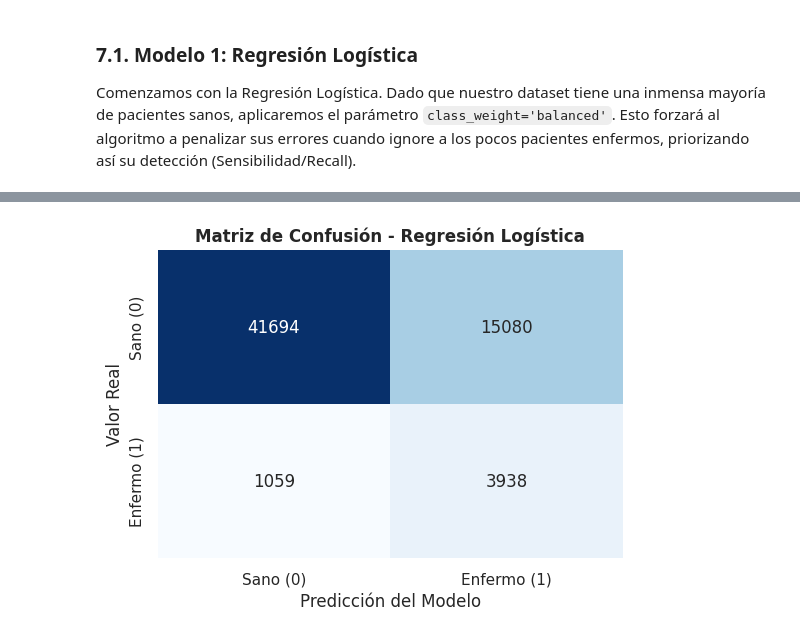
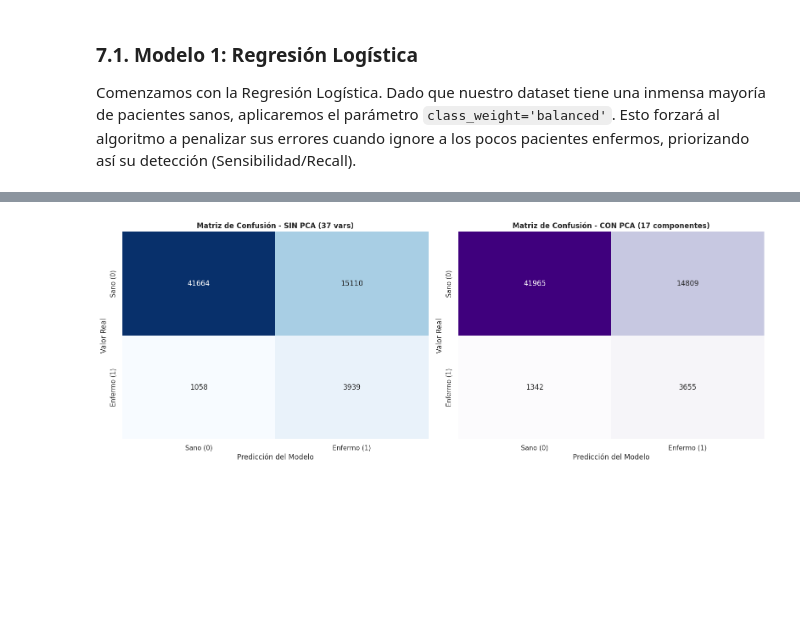
Before and after one commit to jjimper/ProyectoIACOM, a Jupyter notebook: Trabajo.ipynb, the cells around one changed output, grey strips where cells are left out. Drawn from its saved outputs; the diff is of its cells as text; code cells hidden in the pictures; blank space fills up the shorter version.

```diff
--- a/Trabajo.ipynb
+++ b/Trabajo.ipynb
@@ -493,19 +449,6 @@ print("--- 1. Transformación Categórica (One-Hot Encoding) ---")
 # AÑADIMOS dtype=int para forzar que los True/False sean 1 y 0 numéricos
 df_ml = pd.get_dummies(df_ml, drop_first=True, dtype=int)
 print(f"Nuevas dimensiones del dataset: {df_ml.shape}")
-
-print("\n--- 2. Estandarización Numérica (StandardScaler) ---")
-# Identificamos las columnas que ya eran numéricas desde el principio
-columnas_numericas = df.select_dtypes(include=['float64', 'int64']).columns
-
-# Inicializamos el estandarizador
-scaler = StandardScaler()
-
-# Transformamos esas columnas
-df_ml[columnas_numericas] = scaler.fit_transform(df_ml[columnas_numericas])
-
-# Mostramos las primeras 5 filas del dataset totalmente preparado
-display(df_ml.head())
 # %% [output]
 --- 1. Transformación Categórica (One-Hot Encoding) ---
 Nuevas dimensiones del dataset: (308854, 38)
@@ -871,53 +984,57 @@ import matplotlib.pyplot as plt
 import pandas as pd
 import numpy as np
 
+# Creamos un lienzo doble para comparar las matrices de confusión al final
+fig, axes = plt.subplots(1, 2, figsize=(16, 6))
+
 # =====================================================================
-# PASO 1: Entrenar el Modelo primero (así el objeto modelo_lr ya existe)
+# ESCENARIO 1: REGRESIÓN LOGÍSTICA SIN PCA (37 VARIABLES ORIGINALES)
 # =====================================================================
-print("--- Entrenando Modelo 1: Regresión Logística ---")
+print("--- Entrenando Regresión Logística SIN PCA (37 variables) ---")
 
-# 1. Inicializamos y entrenamos el modelo
-modelo_lr = LogisticRegression(max_iter=1000, class_weight='balanced', random_state=42)
-modelo_lr.fit(X_train, y_train)
+# Inicializamos y entrenamos con las 37 columnas originales escaladas
+# (Asegúrate de usar X_train_scaled que calculamos en el bloque del StandardScaler)
+modelo_lr_sin_pca = LogisticRegression(max_iter=1000, class_weight='balanced', random_state=42)
+modelo_lr_sin_pca.fit(X_train_scaled, y_train)
 
-# 2. Realizamos predicciones con el conjunto de test (examen)
-y_pred_lr = modelo_lr.predict(X_test)
+# Predicciones y evaluación
+y_pred_sin = modelo_lr_sin_pca.predict(X_test_scaled)
 
-# 3. Evaluamos el rendimiento
-print(f"Accuracy Global: {accuracy_score(y_test, y_pred_lr):.4f}\n")
-print("Reporte de Clasificación:")
-print(classification_report(y_test, y_pred_lr))
+print(f"Accuracy Global (Sin PCA): {accuracy_score(y_test, y_pred_sin):.4f}")
+print("Reporte de Clasificación (Sin PCA):")
+print(classification_report(y_test, y_pred_sin))
 
-# 4. Dibujamos la Matriz de Confusión
-plt.figure(figsize=(6, 4))
-sns.heatmap(confusion_matrix(y_test, y_pred_lr), annot=True, fmt='d', cmap='Blues', cbar=False,
-            xticklabels=['Sano (0)', 'Enfermo (1)'],
-            yticklabels=['Sano (0)', 'Enfermo (1)'])
-plt.title('Matriz de Confusión - Regresión Logística', fontweight='bold')
-plt.ylabel('Valor Real')
-plt.xlabel('Predicción del Modelo')
-plt.show()
+# Graficamos la primera matriz de confusión (Azul)
+sns.heatmap(confusion_matrix(y_test, y_pred_sin), annot=True, fmt='d', cmap='Blues', cbar=False, ax=axes[0],
+            xticklabels=['Sano (0)', 'Enfermo (1)'], yticklabels=['Sano (0)', 'Enfermo (1)'])
+axes[0].set_title('Matriz de Confusión - SIN PCA (37 vars)', fontweight='bold', fontsize=12)
+axes[0].set_ylabel('Valor Real')
+axes[0].set_xlabel('Predicción del Modelo')
 
 
 # =====================================================================
-# PASO 2: Extrayendo el peso de las variables (ahora que el modelo está entrenado)
+# ESCENARIO 2: REGRESIÓN LOGÍSTICA CON PCA (17 COMPONENTES REDUCIDOS)
 # =====================================================================
-print("\n--- Extrayendo el peso de las variables ---")
+print("\n--- Entrenando Regresión Logística CON PCA (17 componentes) ---")
 
-# 1. Extraemos los coeficientes del modelo de Regresión Logística
-importancia = pd.Series(modelo_lr.coef_[0], index=X_train.columns)
+# Inicializamos y entrenamos con los 17 componentes del PCA
+modelo_lr_con_pca = LogisticRegression(max_iter=1000, class_weight='balanced', random_state=42)
+modelo_lr_con_pca.fit(X_train_pca, y_train)
 
-# 2. Seleccionamos el Top 20 de variables con mayor impacto absoluto para que el gráfico sea legible
-# (Evitamos que se saturen las 37 variables en pantalla)
-top_indices = importancia.abs().sort_values(ascending=False).head(20).index
-importancia_top = importancia.loc[top_indices].sort_values()
+# Predicciones y evaluación
+y_pred_con = modelo_lr_con_pca.predict(X_test_pca)
 
-# 3. Generamos el gráfico
-plt.figure(figsize=(10, 8))
-importancia_top.plot(kind='barh', color=['#d62728' if x > 0 else '#2ca02c' for x in importancia_top])
-plt.title('Top 20 Variables con Mayor Peso en la Regresión Logística', fontweight='bold', fontsize=14)
-plt.xlabel('Peso en la decisión (Coeficientes)')
-plt.grid(axis='x', linestyle='--', alpha=0.7)
+print(f"Accuracy Global (Con PCA): {accuracy_score(y_test, y_pred_con):.4f}")
+print("Reporte de Clasificación (Con PCA):")
+print(classification_report(y_test, y_pred_con))
+
+# Graficamos la segunda matriz de confusión (Purpura/Muted Blues)
+sns.heatmap(confusion_matrix(y_test, y_pred_con), annot=True, fmt='d', cmap='Purples', cbar=False, ax=axes[1],
+            xticklabels=['Sano (0)', 'Enfermo (1)'], yticklabels=['Sano (0)', 'Enfermo (1)'])
+axes[1].set_title('Matriz de Confusión - CON PCA (17 componentes)', fontweight='bold', fontsize=12)
+axes[1].set_ylabel('Valor Real')
+axes[1].set_xlabel('Predicción del Modelo')
+
 plt.tight_layout()
 plt.show()
 # %% [output]
@@ -936 +1058 @@ weighted avg       0.91      0.74      0.80     61771
-[figure, old version]
+[figure, new version]
```
Also changed, not shown: parts of 29 cells of this notebook.
